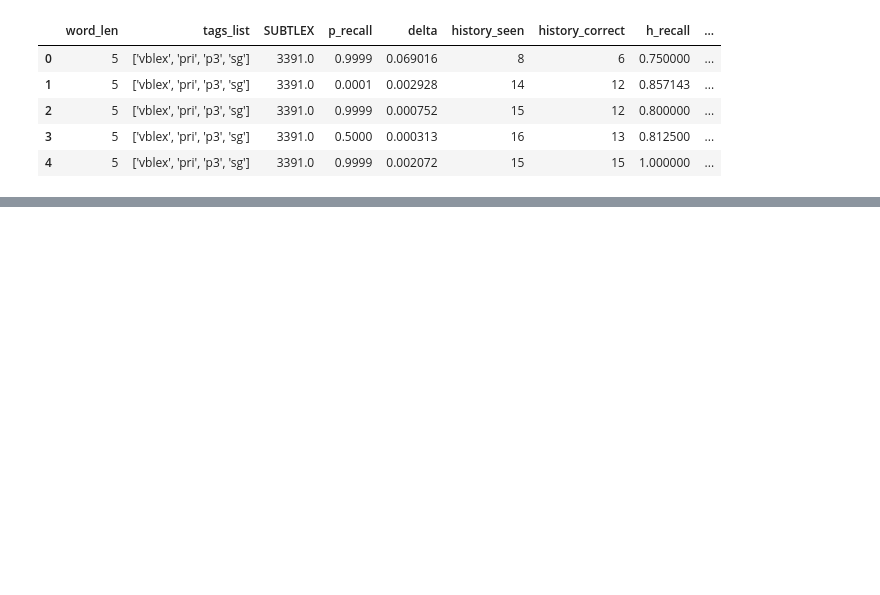
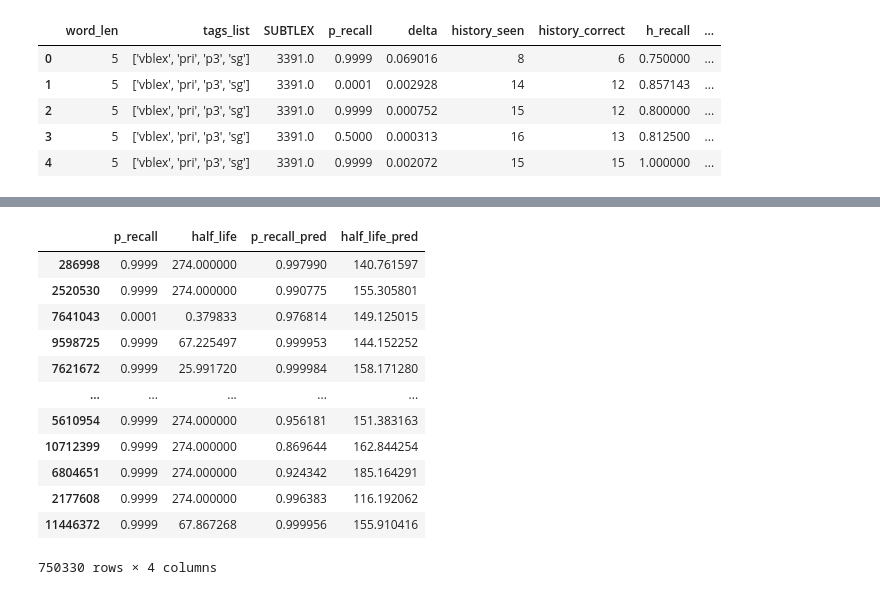
Before and after one commit to juliakubisa/spaced_repetition_algorithm, a Jupyter notebook: notebooks/neural_network_halflife.ipynb, the cells around one changed output, grey strips where cells are left out. Saved outputs shown, nothing was run; the diff lists cells and outputs as text; code cells hidden in the pictures; blank space fills up the shorter version.

```diff
--- a/notebooks/neural_network_halflife.ipynb
+++ b/notebooks/neural_network_halflife.ipynb
@@ -291,0 +352,16 @@ y_test.describe().apply(lambda s: s.apply('{0:.5f}'.format))
+# %%
+y_test.head()
+# %% [output]
+|  | p_recall | half_life | p_recall_pred | half_life_pred |
+| 286998 | 0.9999 | 274.000000 | 0.997990 | 140.761597 |
+| 2520530 | 0.9999 | 274.000000 | 0.990775 | 155.305801 |
+| 7641043 | 0.0001 | 0.379833 | 0.976814 | 149.125015 |
+| 9598725 | 0.9999 | 67.225497 | 0.999953 | 144.152252 |
+| 7621672 | 0.9999 | 25.991720 | 0.999984 | 158.171280 |
+| ... | ... | ... | ... | ... |
+| 5610954 | 0.9999 | 274.000000 | 0.956181 | 151.383163 |
+| 10712399 | 0.9999 | 274.000000 | 0.869644 | 162.844254 |
+| 6804651 | 0.9999 | 274.000000 | 0.924342 | 185.164291 |
+| 2177608 | 0.9999 | 274.000000 | 0.996383 | 116.192062 |
+| 11446372 | 0.9999 | 67.867268 | 0.999956 | 155.910416 |
+750330 rows × 4 columns
```
Also changed, not shown: parts of 18 cells of this notebook.
